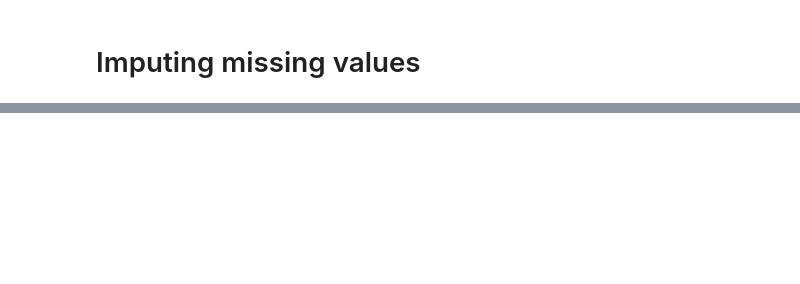
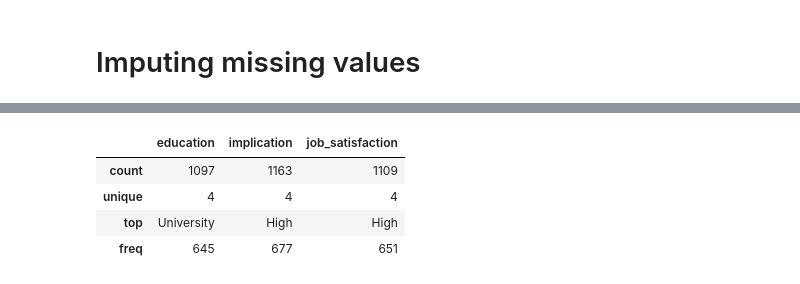
Before and after one commit to AlmudenaZhou/employee_attrition, a Jupyter notebook: Business Analytics.ipynb, the cells around one changed output, grey strips where cells are left out. Cells and saved outputs as stored; diff of their text form; code cells hidden in the pictures; blank space fills up the shorter version.

```diff
--- a/Business Analytics.ipynb
+++ b/Business Analytics.ipynb
@@ -696,0 +677,8 @@ Some of the columns left, still has missing values. There are models that can ha
+# %%
+x_train[['education', 'implication', 'job_satisfaction']].describe()
+# %% [output]
+|  | education | implication | job_satisfaction |
+| count | 1097 | 1163 | 1109 |
+| unique | 4 | 4 | 4 |
+| top | University | High | High |
+| freq | 645 | 677 | 651 |
```
Also changed, not shown: parts of 45 cells of this notebook.
